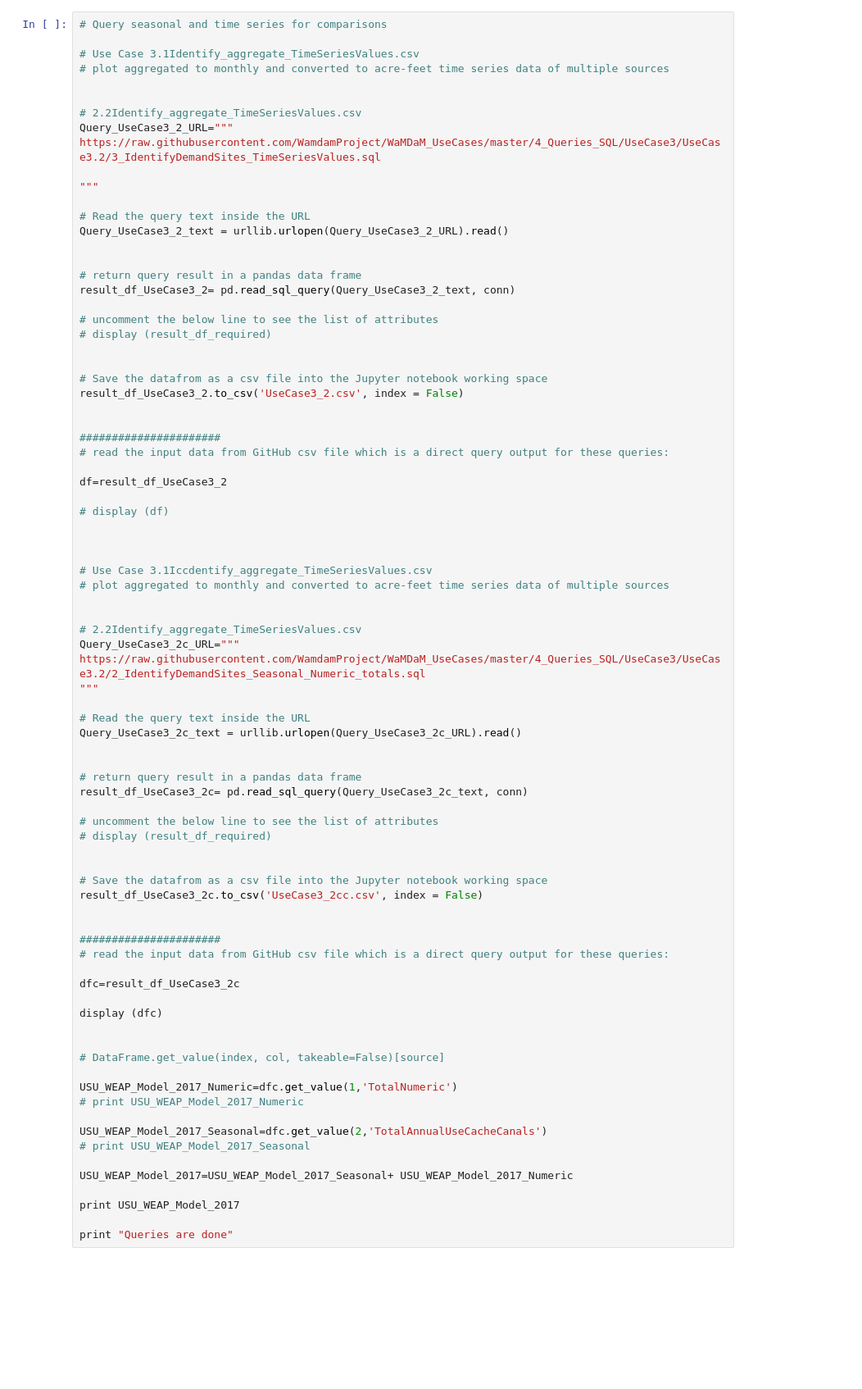
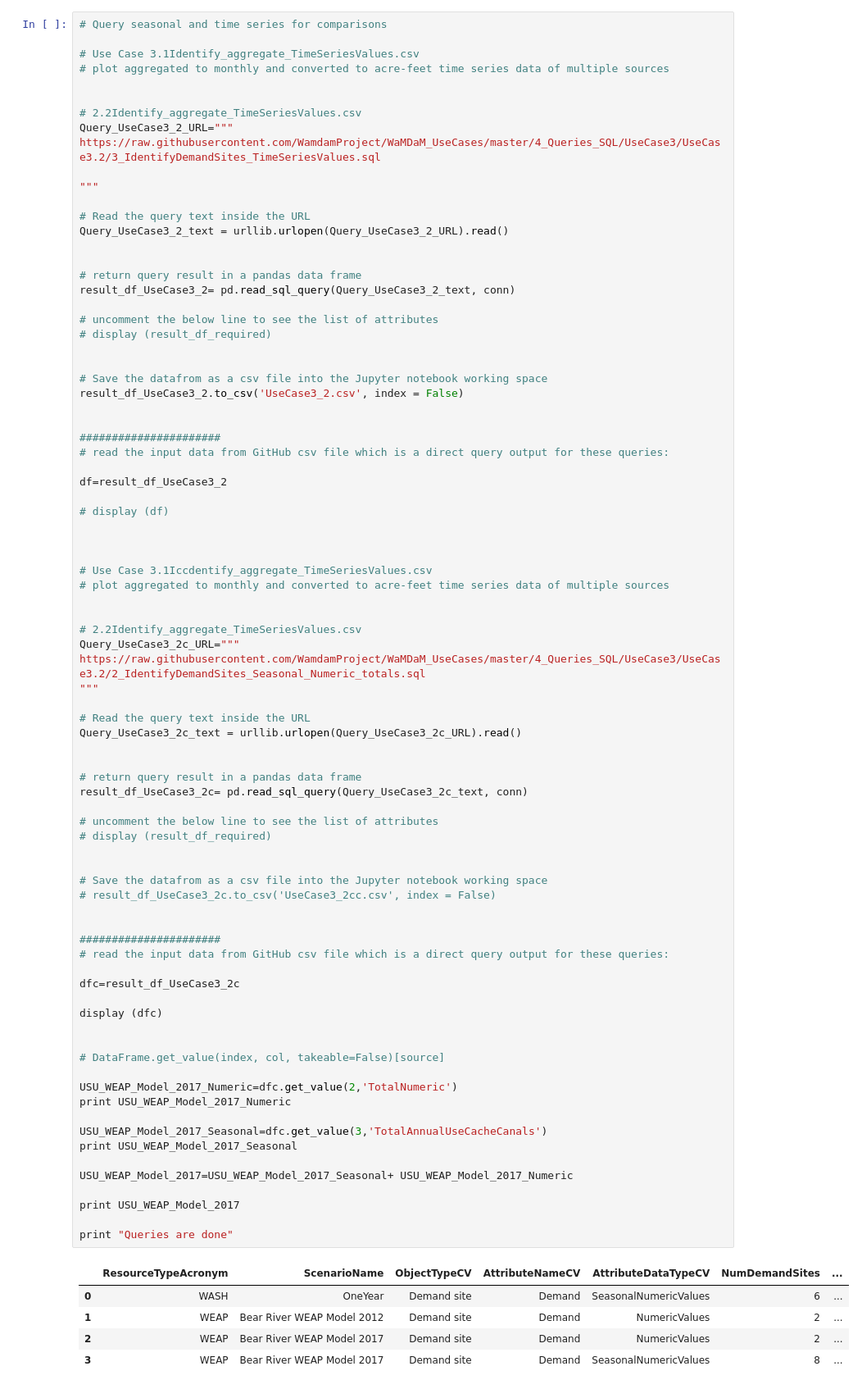
Before and after one commit to WamdamProject/WaMDaM_JupyterNotebooks, a Jupyter notebook: 1_QuerySelect/08_Use_Case_3.2_Seasonal_Demand.ipynb, the cells around one changed output. Shown at 82% size. Cells and saved outputs as stored; diff of their text form; blank space fills up the shorter version.

```diff
--- a/1_QuerySelect/08_Use_Case_3.2_Seasonal_Demand.ipynb
+++ b/1_QuerySelect/08_Use_Case_3.2_Seasonal_Demand.ipynb
@@ -179,35 +204,41 @@ https://raw.githubusercontent.com/WamdamProject/WaMDaM_UseCases/master/4_Queries
 Query_UseCase3_2c_text = urllib.urlopen(Query_UseCase3_2c_URL).read()
 
 
 # return query result in a pandas data frame
 result_df_UseCase3_2c= pd.read_sql_query(Query_UseCase3_2c_text, conn)
 
 # uncomment the below line to see the list of attributes
 # display (result_df_required)
 
 
 # Save the datafrom as a csv file into the Jupyter notebook working space
-result_df_UseCase3_2c.to_csv('UseCase3_2cc.csv', index = False)
+# result_df_UseCase3_2c.to_csv('UseCase3_2cc.csv', index = False)
 
 
 ######################
 # read the input data from GitHub csv file which is a direct query output for these queries:
 
 dfc=result_df_UseCase3_2c
 
 display (dfc)
 
 
 # DataFrame.get_value(index, col, takeable=False)[source]
 
-USU_WEAP_Model_2017_Numeric=dfc.get_value(1,'TotalNumeric')
-# print USU_WEAP_Model_2017_Numeric
+USU_WEAP_Model_2017_Numeric=dfc.get_value(2,'TotalNumeric')
+print USU_WEAP_Model_2017_Numeric
 
-USU_WEAP_Model_2017_Seasonal=dfc.get_value(2,'TotalAnnualUseCacheCanals')
-# print USU_WEAP_Model_2017_Seasonal
+USU_WEAP_Model_2017_Seasonal=dfc.get_value(3,'TotalAnnualUseCacheCanals')
+print USU_WEAP_Model_2017_Seasonal
 
 USU_WEAP_Model_2017=USU_WEAP_Model_2017_Seasonal+ USU_WEAP_Model_2017_Numeric
 
 print USU_WEAP_Model_2017
 
 print "Queries are done"
+# %% [output]
+|  | ResourceTypeAcronym | ScenarioName | ObjectTypeCV | AttributeNameCV | AttributeDataTypeCV | NumDemandSites | ... |
+| 0 | WASH | OneYear | Demand site | Demand | SeasonalNumericValues | 6 | ... |
+| 1 | WEAP | Bear River WEAP Model 2012 | Demand site | Demand | NumericValues | 2 | ... |
+| 2 | WEAP | Bear River WEAP Model 2017 | Demand site | Demand | NumericValues | 2 | ... |
+| 3 | WEAP | Bear River WEAP Model 2017 | Demand site | Demand | SeasonalNumericValues | 8 | ... |
```
Also changed, not shown: parts of 6 cells of this notebook, 12 other files.
